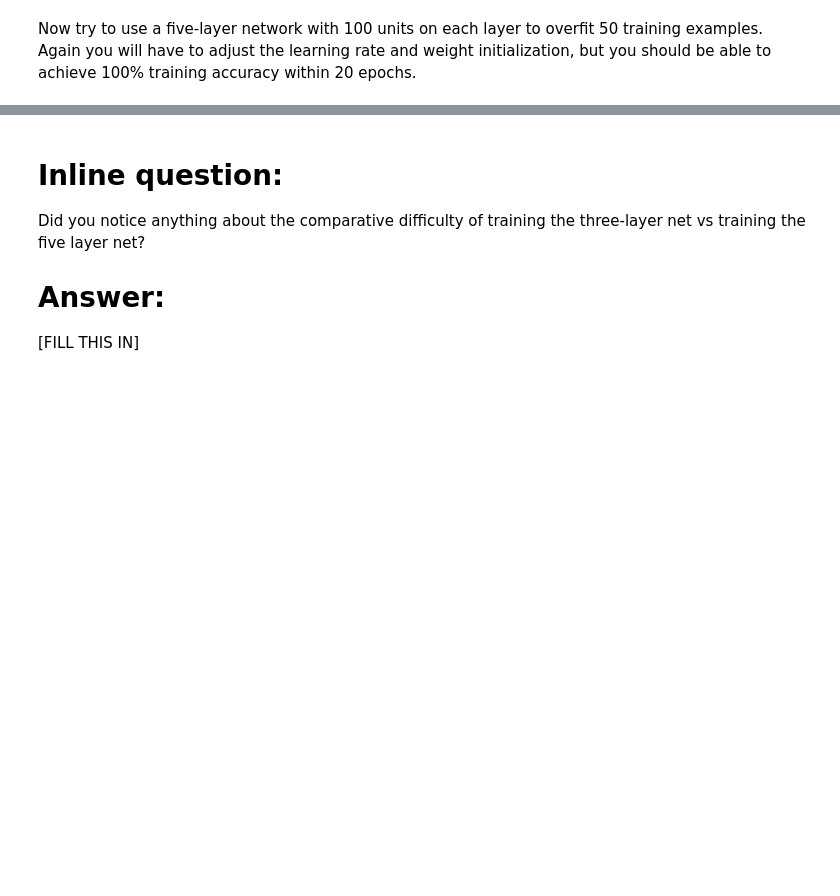
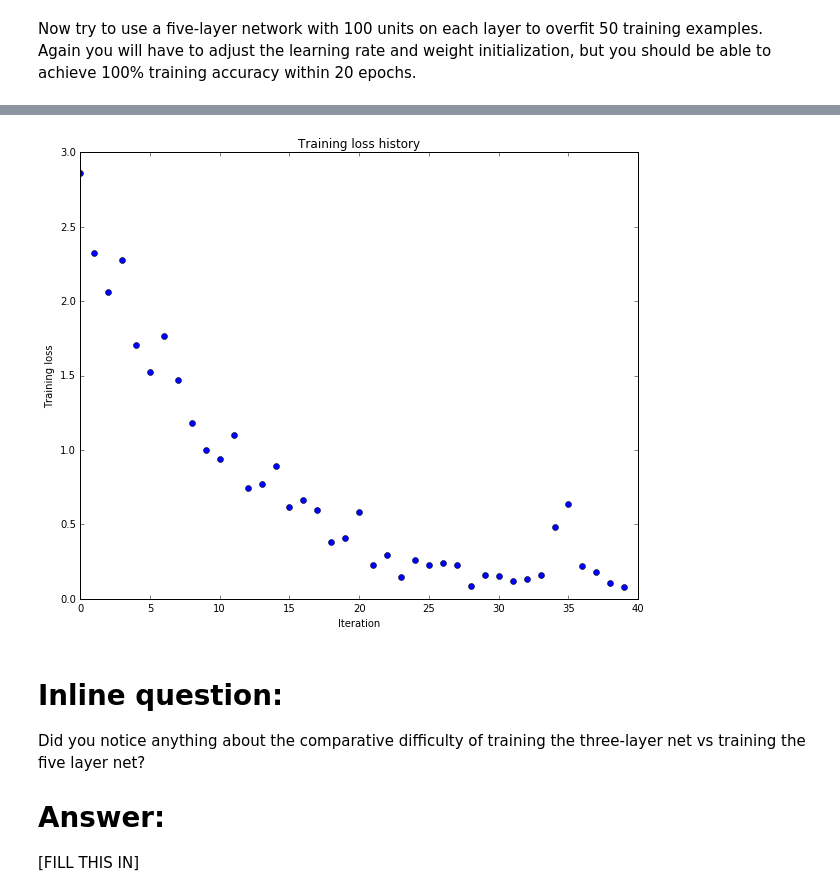
Before and after one commit to probe301/kaggle, a Jupyter notebook: CS231n_assignment2/FullyConnectedNets.ipynb, the cells around one changed output, grey strips where cells are left out. Cells and saved outputs as stored; diff of their text form; code cells hidden in the pictures; blank space fills up the shorter version.

Commit message:
explore 5 layers net param weight_scale

```diff
--- a/CS231n_assignment2/FullyConnectedNets.ipynb
+++ b/CS231n_assignment2/FullyConnectedNets.ipynb
@@ -475,8 +557,8 @@ small_data = {
   'y_val': data['y_val'],
 }
 
-learning_rate = 1e-3
-weight_scale = 1e-5
+learning_rate = 1e-2
+weight_scale = 4e-2  # 5层之后, 这个参数特别敏感, 为什么?
 model = FullyConnectedNet([100, 100, 100, 100],
                 weight_scale=weight_scale, dtype=np.float64)
 solver = Solver(model, small_data,
@@ -493,3 +575,4 @@ plt.title('Training loss history')
 plt.xlabel('Iteration')
 plt.ylabel('Training loss')
 plt.show()
+# %% [output]
@@ -496,3 +596,4 @@ plt.show()
+[figure, added]
 # %% [markdown]
 # Inline question:
 Did you notice anything about the comparative difficulty of training the three-layer net vs training the five layer net?
```
Also changed, not shown: parts of 11 cells of this notebook, 2 other files.
